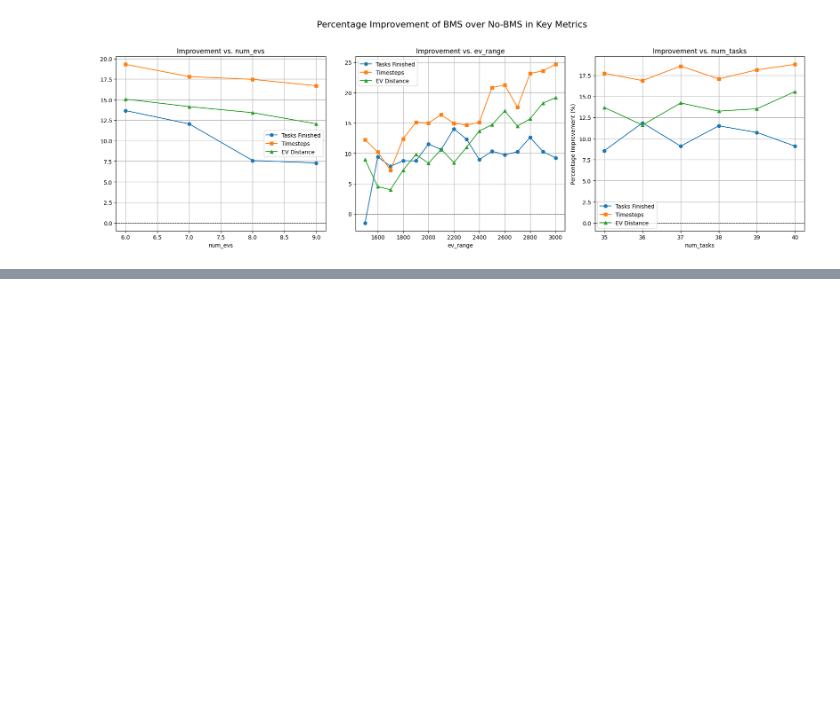
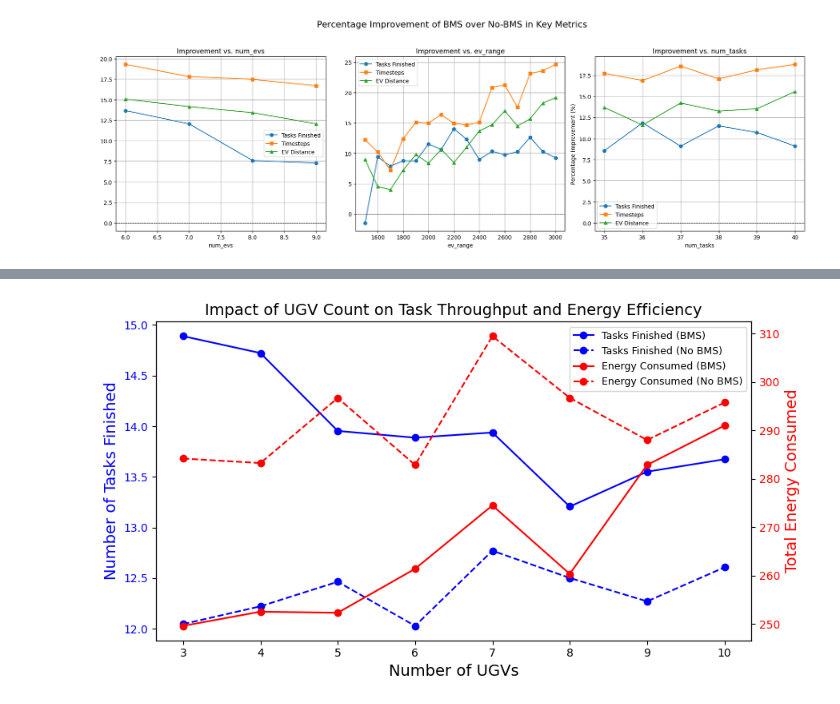
Before and after one commit to smoke275/DroneSim, a Jupyter notebook: results.ipynb, the cells around one changed output, grey strips where cells are left out. Drawn from its saved outputs; the diff is of its cells as text; code cells hidden in the pictures; blank space fills up the shorter version.

```diff
--- a/results.ipynb
+++ b/results.ipynb
@@ -689,0 +694,8 @@ plt.show()
+# %%
+import pandas as pd
+import matplotlib.pyplot as plt
+
+df = pd.read_csv("runs/scenario_2/results_ev.csv")
+# (Optional) Compute an 'energy' column if you also want to plot energy consumption.
+df['energy'] = df['ev_distance'] + 0.01*df['drone_distance']
+df.head()
@@ -689,0 +709,42 @@ plt.show()
+# %%
+import pandas as pd
+import matplotlib.pyplot as plt
+
+
+# Split the data into BMS and no-BMS cases
+df_bms = df[df['bms'] == 1]
+df_no_bms = df[df['bms'] == 0]
+
+# Aggregate by number of EVs (here using the mean for each metric)
+group_bms = df_bms.groupby('num_evs').mean().reset_index()
+group_no_bms = df_no_bms.groupby('num_evs').mean().reset_index()
+
+# Create the dual-axis plot
+fig, axs = plt.subplots(figsize=(9, 5))
+ax1 = axs
+ax2 = axs.twinx()
+
+# Plot number of tasks finished on the left y-axis
+ax1.plot(group_bms['num_evs'], group_bms['num_tasks_finished'], 'b-o', label='Tasks Finished (BMS)')
+ax1.plot(group_no_bms['num_evs'], group_no_bms['num_tasks_finished'], 'b--o', label='Tasks Finished (No BMS)')
+ax1.set_xlabel('Number of UGVs', fontsize=14)
+ax1.set_ylabel('Number of Tasks Finished', color='b', fontsize=14)
+ax1.tick_params(axis='y', labelcolor='b')
+
+# Plot EV distance (as an energy consumption proxy) on the right y-axis
+ax2.plot(group_bms['num_evs'], group_bms['energy'], 'r-o', label='Energy Consumed (BMS)')
+ax2.plot(group_no_bms['num_evs'], group_no_bms['energy'], 'r--o', label='Energy Consumed (No BMS)')
+ax2.set_ylabel('Total Energy Consumed', color='r', fontsize=14)
+ax2.tick_params(axis='y', labelcolor='r')
+
+# Combine legends from both axes
+lines_1, labels_1 = ax1.get_legend_handles_labels()
+lines_2, labels_2 = ax2.get_legend_handles_labels()
+ax1.legend(lines_1 + lines_2, labels_1 + labels_2, loc='upper right', fontsize=9)
+
+plt.title('Impact of UGV Count on Task Throughput and Energy Efficiency', fontsize=14)
+plt.tight_layout()
+
+plt.show()
+# %% [output]
+[figure, added]
```
Also changed, not shown: parts of 13 cells of this notebook, 5 other files.
